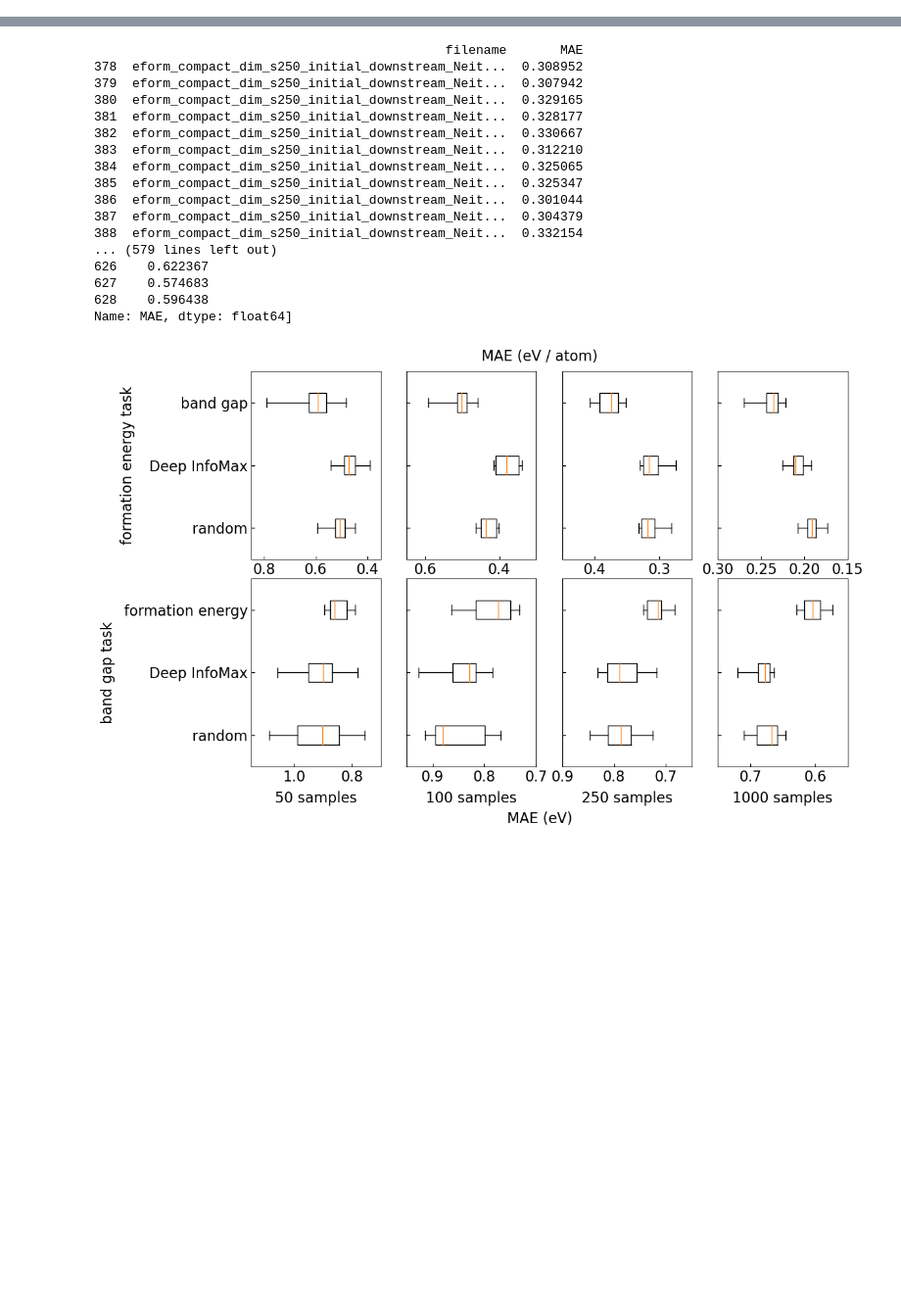
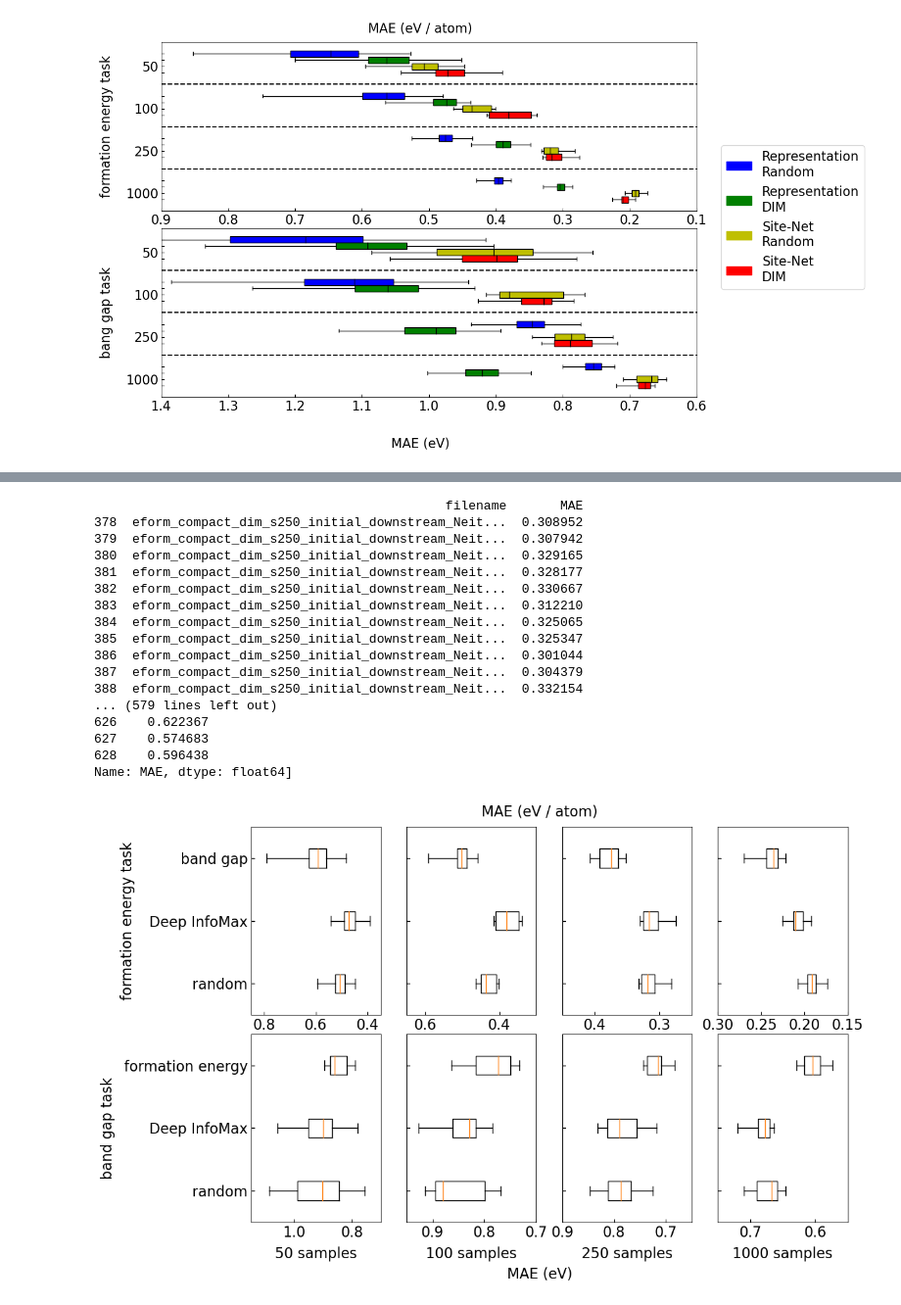
Before and after one commit to mm04926412/Site-Net, a Jupyter notebook: Downstream_MAEs_to_plots.ipynb, the cells around one changed output, grey strips where cells are left out. Shown at 98% size. Cells and saved outputs as stored; diff of their text form; code cells hidden in the pictures; blank space fills up the shorter version.

```diff
--- a/Downstream_MAEs_to_plots.ipynb
+++ b/Downstream_MAEs_to_plots.ipynb
@@ -13,3 +108,80 @@ matplotlib.rc('font', **font)
+# %%
+fig,ax = plt.subplots(2, 1, sharex=False, sharey="row",gridspec_kw={'wspace':0.2, 'hspace':0.1},figsize=(12,8))
+fig.text(0.5, 0.0, "MAE (eV)", ha='center')
+fig.text(0.5, 0.9, "MAE (eV / atom)", ha='center')
+
+DownMAE = pd.read_csv("Downstream_MAEs.csv",header=None,names=["filename","MAE"])
+RepMAE = pd.read_csv("Downstream_DIM.csv")
+eformorbitalMAE = pd.read_csv("featurizer_pickles/eformorbital_Downstream_Featurized.csv")
+eformjarvisMAE = pd.read_csv("featurizer_pickles copy/eformjarvis_Downstream_Featurized.csv")
+eformxrayMAE =  pd.read_csv("featurizer_pickles/eformxray_Downstream_Featurized.csv")
+Combined = pd.concat([DownMAE,RepMAE,eformorbitalMAE,eformjarvisMAE,eformxrayMAE])
+
+box_plot_1 = ["eform_compact_dim_s50_initial_downstream_Neither_", "eform_compact_dim_s100_initial_downstream_Neither_", "eform_compact_dim_s250_initial_downstream_Neither_", "eform_compact_dim_s1000_initial_downstream_Neither_"]
+box_plot_2 = ["eform_compact_dim_s50_DIM_downstream_Neither_DIM_eform_", "eform_compact_dim_s100_DIM_downstream_Neither_DIM_eform_", "eform_compact_dim_s250_DIM_downstream_Neither_DIM_eform_", "eform_compact_dim_s1000_DIM_downstream_Neither_DIM_eform_"]
+
+ax_i = 0
+ax[0].set_ylabel("formation energy task",labelpad=16)
+offset=-0.225
+for color in ["b","g","y","r"]:
+    if ax_i == 0:
+        vectors = [RepMAE[(RepMAE["limit"] == i) & (RepMAE["model"] == "Initial_eform")]["nn_MAE"] for i in [50,100,250,1000]]
+    if ax_i == 1:
+        vectors = [RepMAE[(RepMAE["limit"] == i) & (RepMAE["model"] == "nocomp_klnorm_moremultiloss_eform")]["nn_MAE"] for i in [50,100,250,1000]]
+    if ax_i == 2:
+        vectors = [DownMAE[DownMAE["filename"].str.contains(i)]["MAE"] for i in box_plot_1]
+    if ax_i == 3:
+        vectors = [DownMAE[DownMAE["filename"].str.contains(i)]["MAE"] for i in box_plot_2]
+    if ax_i == 2:
+        box_plot(ax[0], vectors, "black", color, labels=[50,100,250,1000],vert=False,whis=100000000,positions=[1+offset, 2+offset, 3+offset, 4+offset], widths=0.15)
+    else:
+        box_plot(ax[0], vectors, "black", color, labels=["","","",""],vert=False,whis=100000000,positions=[1+offset, 2+offset, 3+offset, 4+offset], widths=0.15)
+    ax[0].set_ylim(4.5,0.5)
+    ax[0].set_xlim(0.9,0.1)
+    ax_i += 1
+    offset+=0.15
+
+DownMAE = pd.read_csv("Downstream_MAEs.csv",header=None,names=["filename","MAE"])
+box_plot_1 = ("egap_compact_dim_s50_initial_downstream_Neither_", "egap_compact_dim_s100_initial_downstream_Neither_", "egap_compact_dim_s250_initial_downstream_Neither_","egap_compact_dim_s1000_initial_downstream_Neither_")
+box_plot_2 = ("egap_compact_dim_s50_DIM_downstream_Neither_DIM_egap_","egap_compact_dim_s100_DIM_downstream_Neither_DIM_egap_", "egap_compact_dim_s250_DIM_downstream_Neither_DIM_egap_", "egap_compact_dim_s1000_DIM_downstream_Neither_DIM_egap_")
+box_plot_queue = [box_plot_1,box_plot_2]
+
+#fig,ax = plt.subplots(1, 4, sharex=False, sharey=True,gridspec_kw={'wspace':0.1, 'hspace':0},figsize=(12,6))
+#fig.text(0.5, 0, "MAE (eV)", ha='center')
+
+ax_i = 0
+ax[1].set_ylabel("bang gap task",labelpad=16)
+offset=-0.225
+for color in ["b","g","y","r"]:
+    if ax_i == 0:
+        vectors = [RepMAE[(RepMAE["limit"] == i) & (RepMAE["model"] == "Initial_egap")]["nn_MAE"] for i in [50,100,250,1000]]
+    if ax_i == 1:
+        vectors = [RepMAE[(RepMAE["limit"] == i) & (RepMAE["model"] == "nocomp_klnorm_moremultiloss_egap")]["nn_MAE"] for i in [50,100,250,1000]]
+    if ax_i == 2:
+        vectors = [DownMAE[DownMAE["filename"].str.contains(i)]["MAE"] for i in box_plot_1]
+    if ax_i == 3:
+        vectors = [DownMAE[DownMAE["filename"].str.contains(i)]["MAE"] for i in box_plot_2]
+    if ax_i == 2:
+        box_plot(ax[1], vectors, "black", color, labels=[50,100,250,1000],vert=False,whis=100000000,positions=[1+offset, 2+offset, 3+offset, 4+offset], widths=0.15)
+    else:
+        box_plot(ax[1], vectors, "black", color, labels=["","","",""],vert=False,whis=100000000,positions=[1+offset, 2+offset, 3+offset, 4+offset], widths=0.15)
+    ax[1].set_ylim(4.5,0.5)
+    ax[1].set_xlim(1.4,0.6)
+    ax_i += 1
+    offset+=0.15
+
+#ax[1][0].set_xlabel("50 Samples")
+#ax[1][1].set_xlabel("100 Samples")
+#ax[1][2].set_xlabel("250 Samples")
+#ax[1][3].set_xlabel("1000 Samples")
+#List comprehension as a for loop
+ax[0].legend(handles=[Patch(color="b",label="Representation\nRandom"),Patch(color="g",label="Representation\nDIM"),Patch(color="y",label="Site-Net\nRandom"),Patch(color="r",label="Site-Net\nDIM")],loc='lower right', bbox_to_anchor=(1.325, -0.5))
+[ax[0].axhline(y, color = 'black', linestyle='--') for y in [1.5,2.5,3.5]]
+[ax[1].axhline(y, color = 'black', linestyle='--') for y in [1.5,2.5,3.5]]
+fig.savefig("RepTransComp.png",bbox_inches='tight')
+fig.show()
+# %% [output]
+[figure, added]
 # %%
 fig,ax = plt.subplots(2, 4, sharex=False, sharey="row",gridspec_kw={'wspace':0.2, 'hspace':0.1},figsize=(12,8))
 fig.text(0.5, 0.0, "MAE (eV)", ha='center')
```
Also changed, not shown: parts of 3 cells of this notebook, 1 other file.
